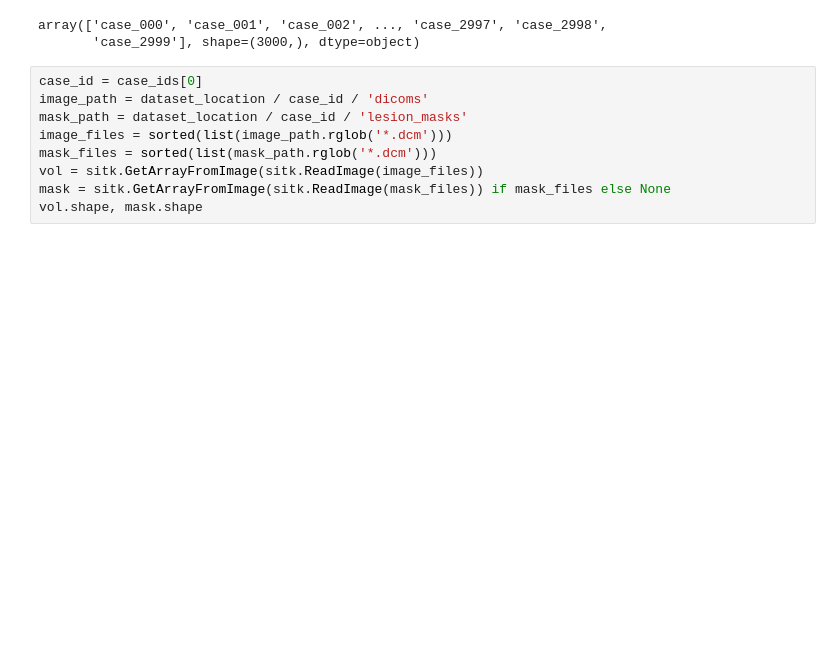
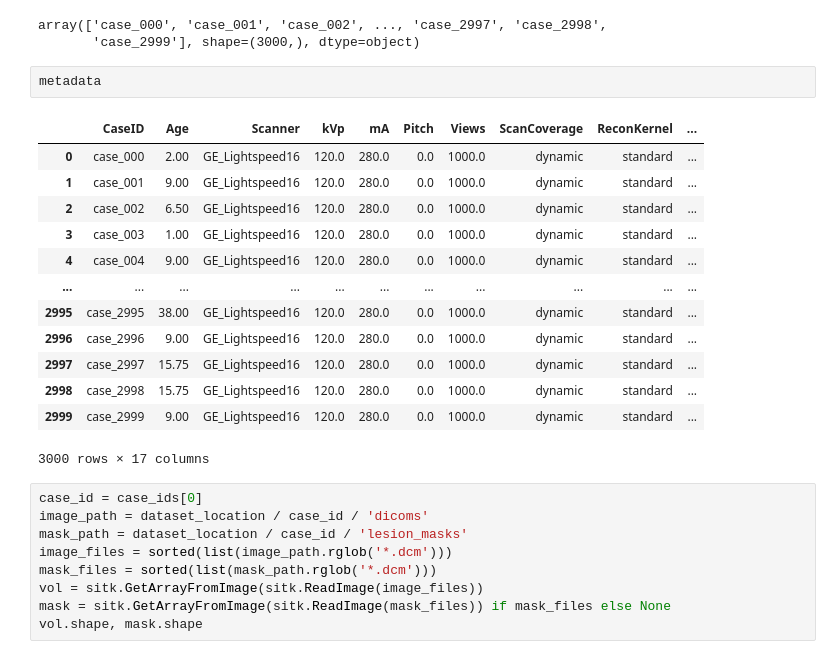
Before and after one commit to brandonjnelsonFDA/synthetic-ICH-dataset, a Jupyter notebook: visualize.ipynb, the cells around one changed output. Drawn from its saved outputs; the diff is of its cells as text; blank space fills up the shorter version.

```diff
--- a/visualize.ipynb
+++ b/visualize.ipynb
@@ -42,6 +42,22 @@ case_ids
 # %% [output]
 array(['case_000', 'case_001', 'case_002', ..., 'case_2997', 'case_2998',
        'case_2999'], shape=(3000,), dtype=object)
+# %%
+metadata
+# %% [output]
+|  | CaseID | Age | Scanner | kVp | mA | Pitch | Views | ScanCoverage | ReconKernel | ... |
+| 0 | case_000 | 2.00 | GE_Lightspeed16 | 120.0 | 280.0 | 0.0 | 1000.0 | dynamic | standard | ... |
+| 1 | case_001 | 9.00 | GE_Lightspeed16 | 120.0 | 280.0 | 0.0 | 1000.0 | dynamic | standard | ... |
+| 2 | case_002 | 6.50 | GE_Lightspeed16 | 120.0 | 280.0 | 0.0 | 1000.0 | dynamic | standard | ... |
+| 3 | case_003 | 1.00 | GE_Lightspeed16 | 120.0 | 280.0 | 0.0 | 1000.0 | dynamic | standard | ... |
+| 4 | case_004 | 9.00 | GE_Lightspeed16 | 120.0 | 280.0 | 0.0 | 1000.0 | dynamic | standard | ... |
+| ... | ... | ... | ... | ... | ... | ... | ... | ... | ... | ... |
+| 2995 | case_2995 | 38.00 | GE_Lightspeed16 | 120.0 | 280.0 | 0.0 | 1000.0 | dynamic | standard | ... |
+| 2996 | case_2996 | 9.00 | GE_Lightspeed16 | 120.0 | 280.0 | 0.0 | 1000.0 | dynamic | standard | ... |
+| 2997 | case_2997 | 15.75 | GE_Lightspeed16 | 120.0 | 280.0 | 0.0 | 1000.0 | dynamic | standard | ... |
+| 2998 | case_2998 | 15.75 | GE_Lightspeed16 | 120.0 | 280.0 | 0.0 | 1000.0 | dynamic | standard | ... |
+| 2999 | case_2999 | 9.00 | GE_Lightspeed16 | 120.0 | 280.0 | 0.0 | 1000.0 | dynamic | standard | ... |
+3000 rows × 17 columns
 # %%
 case_id = case_ids[0]
 image_path = dataset_location / case_id / 'dicoms'
```
Also changed, not shown: 2 other files.
